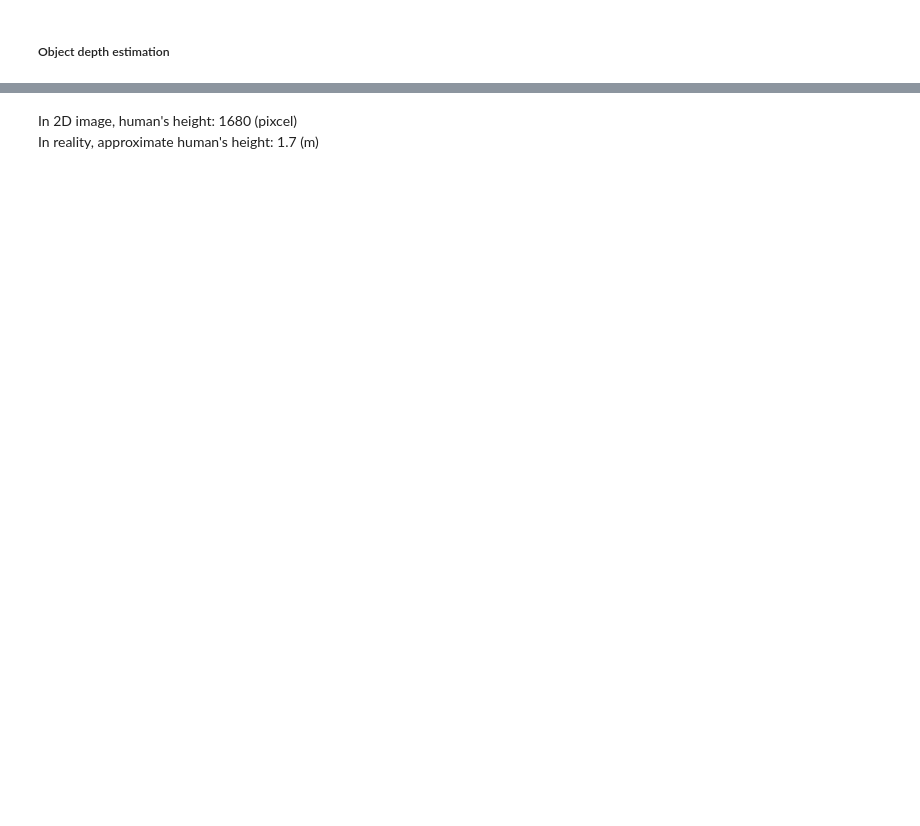
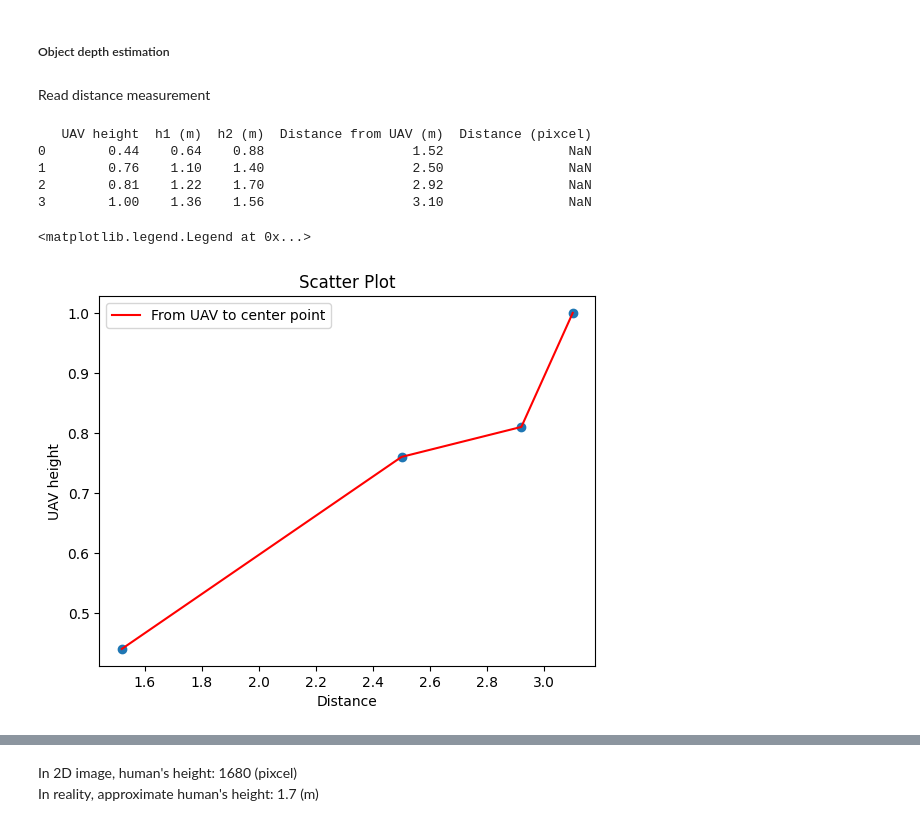
Before and after one commit to nhchung11/Distance-estimation-based-on-one-camera, a Jupyter notebook: Distance.ipynb, the cells around one changed output, grey strips where cells are left out. Cells and saved outputs as stored; diff of their text form; code cells hidden in the pictures; blank space fills up the shorter version.

```diff
--- a/Distance.ipynb
+++ b/Distance.ipynb
@@ -122,3 +129,27 @@ def pixcel_to_meters(x):
+# %% [markdown]
+Read distance measurement
+# %%
+df = pd.read_csv(r'D:\python\Distance_measurement\real_distance.csv')
+# To display the first 5 rows of the dataframe
+print(df.iloc[:, :5])
+y_val = df.iloc[:, 0]
+x_val = df.iloc[:, 3]
+plt.scatter(x_val, y_val)
+# Draw a red line connecting the dots
+plt.plot(x_val, y_val, color='red', label = "From UAV to center point")
+# Add labels and title
+plt.xlabel('Distance')
+plt.ylabel('UAV height')
+plt.title('Scatter Plot')
+plt.legend()
+# %% [output]
+   UAV height  h1 (m)  h2 (m)  Distance from UAV (m)  Distance (pixcel)
+0        0.44    0.64    0.88                   1.52                NaN
+1        0.76    1.10    1.40                   2.50                NaN
+2        0.81    1.22    1.70                   2.92                NaN
+3        1.00    1.36    1.56                   3.10                NaN
+<matplotlib.legend.Legend at 0x...>
+[figure, added]
 # %%
 xn = (xf - cx) / fx
 yn = (yf - cy) / fy
```
Also changed, not shown: parts of 27 cells of this notebook, 6 other files.
